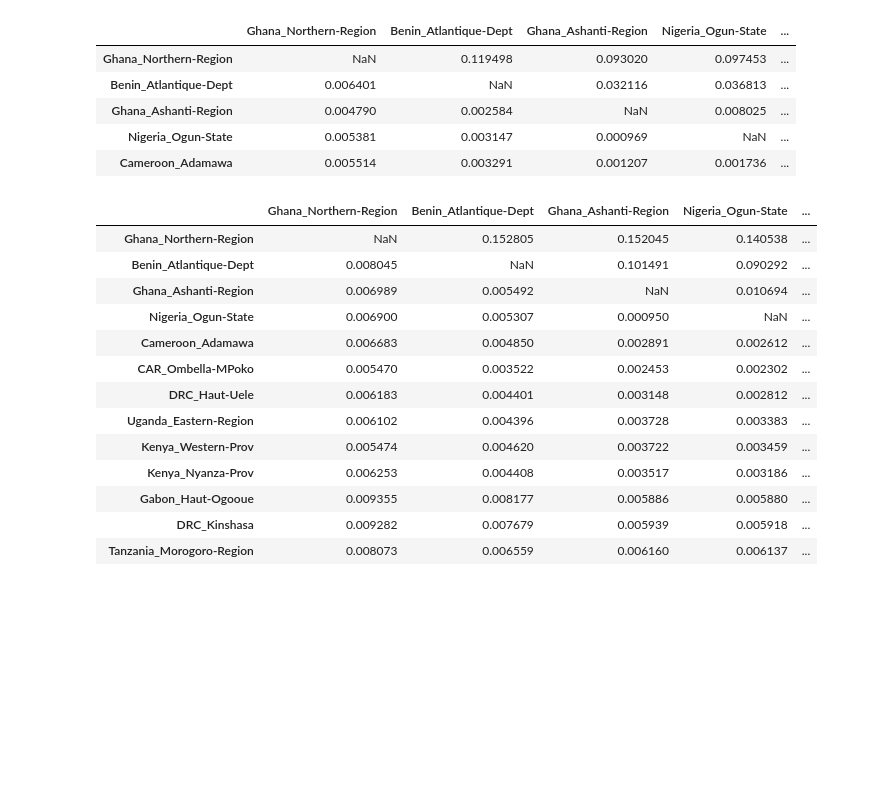
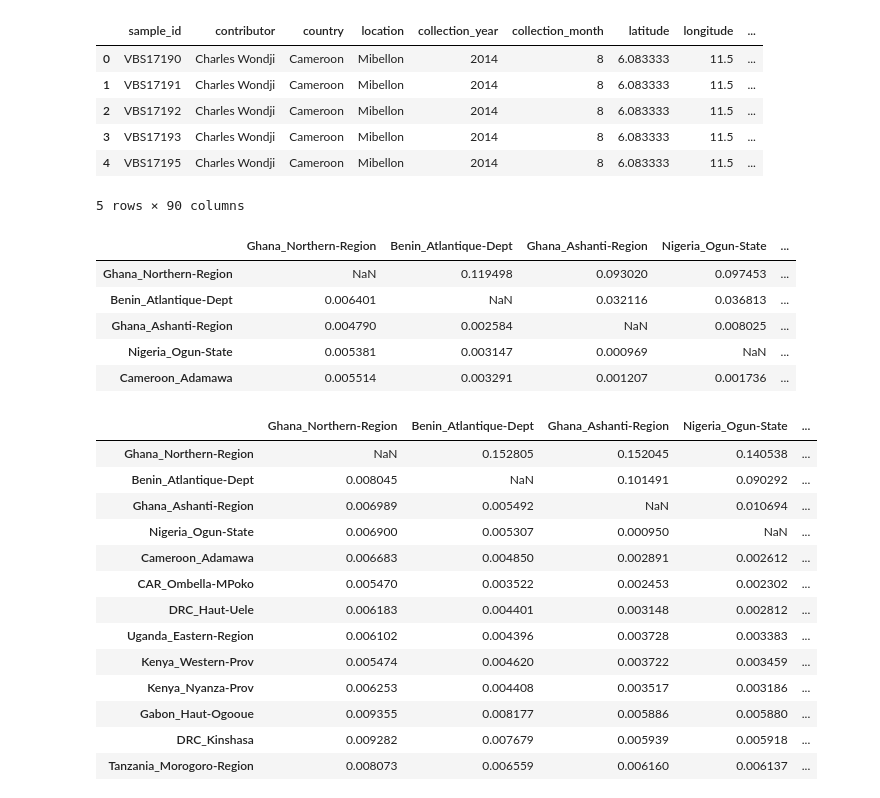
Before and after one commit to malariagen/funestus_popgen_ms, a Jupyter notebook: analysis/fst/plot_fst_heatmap.ipynb, the cells around one changed output. Saved outputs shown, nothing was run; the diff lists cells and outputs as text; code cells hidden in the pictures; blank space fills up the shorter version.

Commit message:
added fst results and fixed column names

```diff
--- a/analysis/fst/plot_fst_heatmap.ipynb
+++ b/analysis/fst/plot_fst_heatmap.ipynb
@@ -5,7 +5,15 @@ import matplotlib.pyplot as plt
 import matplotlib
 # %%
 meta = pd.read_csv("../../metadata/supp1_tab2.csv")
-meta.columns
+meta.head()
+# %% [output]
+|  | sample_id | contributor | country | location | collection_year | collection_month | latitude | longitude | ... |
+| 0 | VBS17190 | Charles Wondji | Cameroon | Mibellon | 2014 | 8 | 6.083333 | 11.5 | ... |
+| 1 | VBS17191 | Charles Wondji | Cameroon | Mibellon | 2014 | 8 | 6.083333 | 11.5 | ... |
+| 2 | VBS17192 | Charles Wondji | Cameroon | Mibellon | 2014 | 8 | 6.083333 | 11.5 | ... |
+| 3 | VBS17193 | Charles Wondji | Cameroon | Mibellon | 2014 | 8 | 6.083333 | 11.5 | ... |
+| 4 | VBS17195 | Charles Wondji | Cameroon | Mibellon | 2014 | 8 | 6.083333 | 11.5 | ... |
+5 rows × 90 columns
 # %%
 cohorts_ordered = ['Ghana_Northern-Region', 'Benin_Atlantique-Dept', 'Ghana_Ashanti-Region',
                    'Nigeria_Ogun-State', 'Cameroon_Adamawa', 'CAR_Ombella-MPoko',
```
Also changed, not shown: parts of 6 cells of this notebook, 3 other files.
